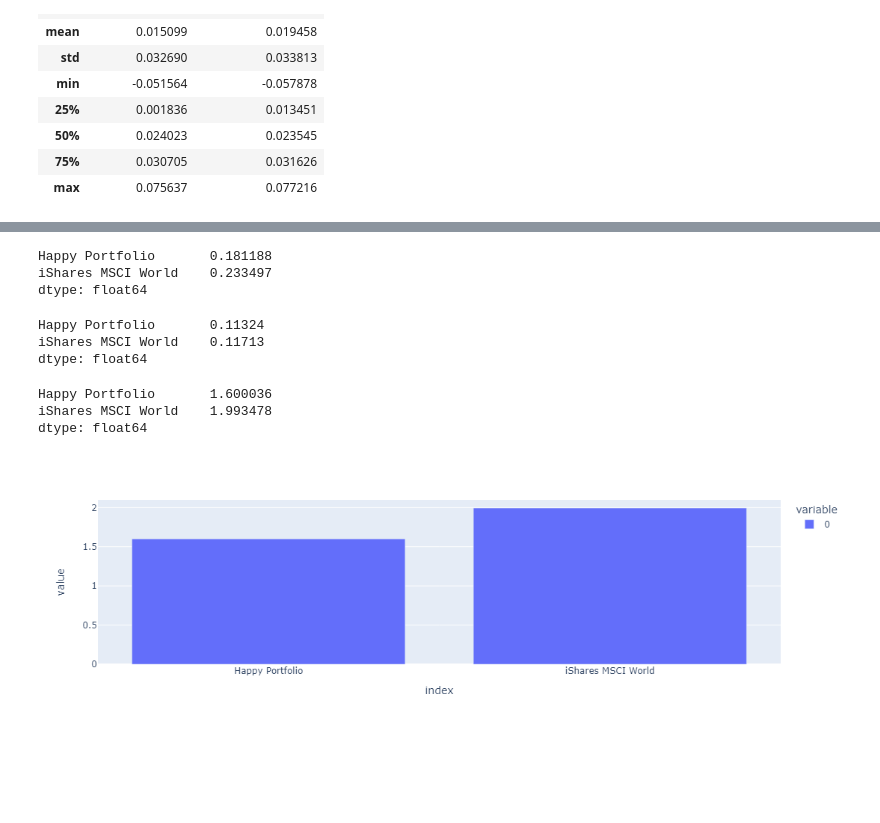
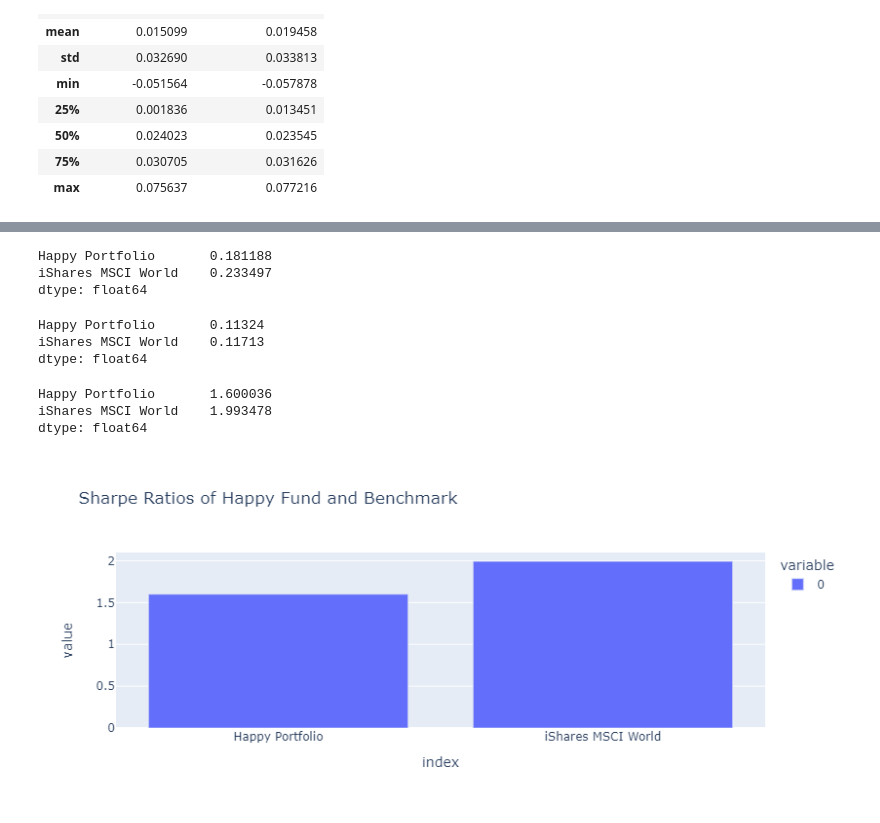
Before and after one commit to tnmercer/group_repo, a Jupyter notebook: main_notebook.ipynb, the cells around one changed output, grey strips where cells are left out. Saved outputs shown, nothing was run; the diff lists cells and outputs as text; code cells hidden in the pictures; blank space fills up the shorter version.

```diff
--- a/main_notebook.ipynb
+++ b/main_notebook.ipynb
@@ -183,28 +202,31 @@ fig.show()
 # %%
 # Sharpe Ratio
 
 average_annual_return = portfolio_2019_df.mean() * 12
 display(average_annual_return)
 
 annual_sd_portfolio = portfolio_2019_df.std() * np.sqrt(12)
 display(annual_sd_portfolio)
 
 sharpe_ratios = average_annual_return / annual_sd_portfolio
 display(sharpe_ratios)
 
-fig = px.bar(sharpe_ratios)
+fig = px.bar(
+    sharpe_ratios,
+    title="Sharpe Ratios of Happy Fund and Benchmark"
+)
 fig.show()
 # %% [output]
 Happy Portfolio       0.181188
 iShares MSCI World    0.233497
 dtype: float64
 Happy Portfolio       0.11324
 iShares MSCI World    0.11713
 dtype: float64
 Happy Portfolio       1.600036
 iShares MSCI World    1.993478
 dtype: float64
-[figure, old version]
+[figure, new version]
 # %%
 # PULL IN WORLD HAPPINESS DF TO OBTAIN RANKINGS OR SCORE
 # CREATE WEIGHTINGS VARIABLES PER YEAR
```
Also changed, not shown: parts of 10 cells of this notebook.
